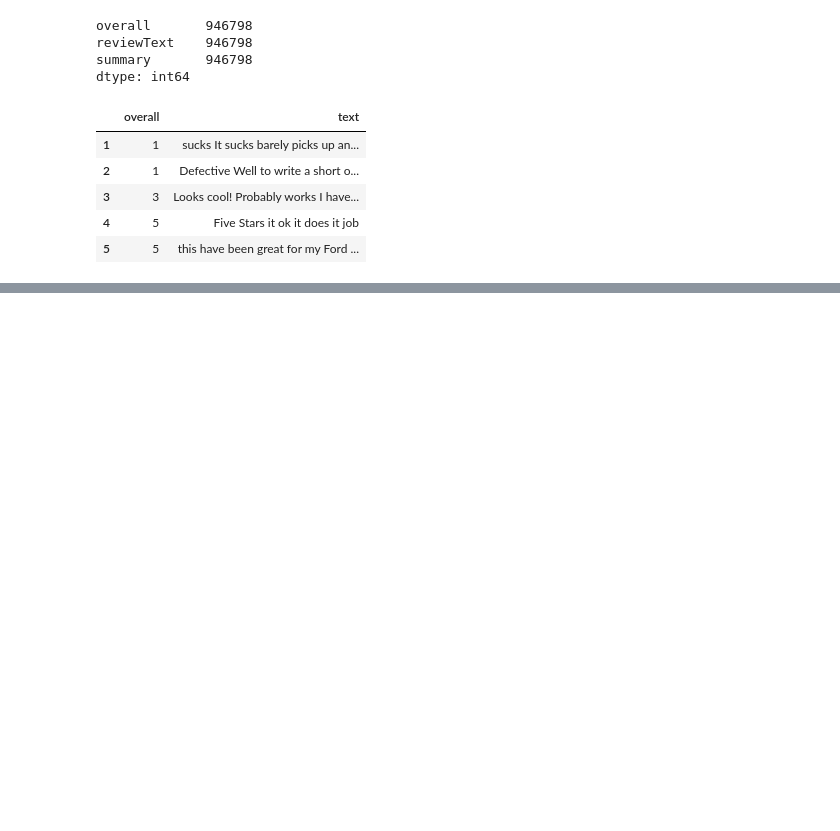
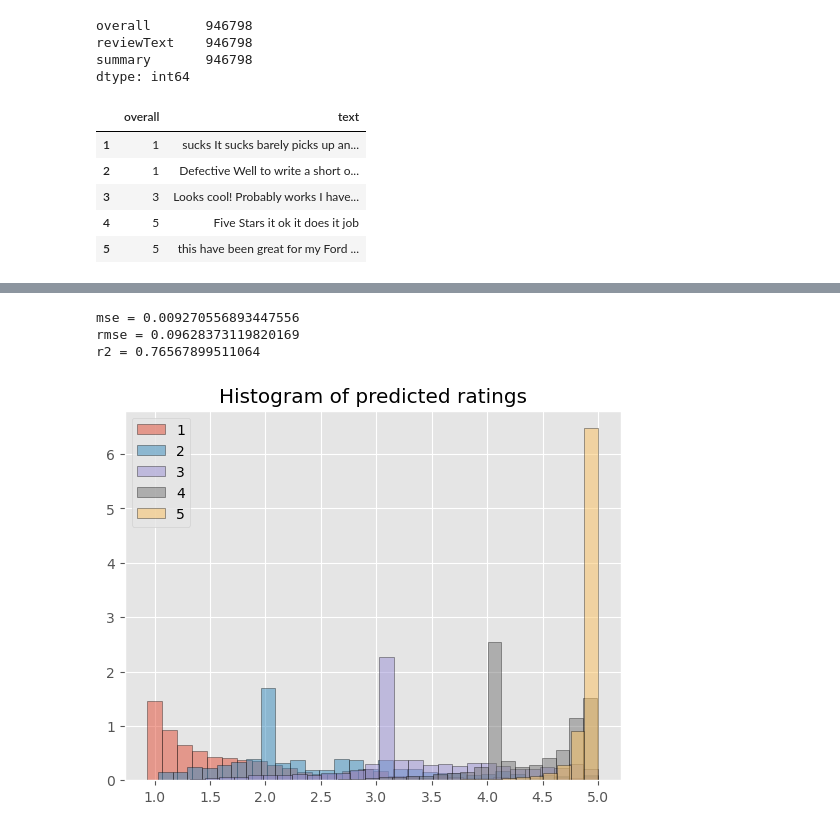
Before and after one commit to Dmytro-Kovalyov/Predicting-Customer-Feedback, a Jupyter notebook: regression_models.ipynb, the cells around one changed output, grey strips where cells are left out. Saved outputs shown, nothing was run; the diff lists cells and outputs as text; code cells hidden in the pictures; blank space fills up the shorter version.

```diff
--- a/regression_models.ipynb
+++ b/regression_models.ipynb
@@ -141,0 +354,25 @@ data_test.head()
+# %%
+evaluate_test(model, X_test, y_test)
+# %% [output]
+mse = 0.009270556893447556
+rmse = 0.09628373119820169
+r2 = 0.76567899511064
+# %%
+# Function to plot histograms
+def plot_histogram(model, X_test, y_test):
+    prediction = model.predict(X_test)
+    prediction = np.reshape(prediction, (prediction.shape[0],))
+    df = pd.DataFrame()
+    df["prediction"] = prediction * 5
+    df["target"] = y_test * 5
+    target_df = df.groupby(by="target")
+    plt.style.use('ggplot')
+    plt.title('Histogram of predicted ratings')
+    for key in target_df.groups.keys():
+        plt.hist(target_df.get_group(key)['prediction'], bins=30, edgecolor='black', alpha=0.5, density=True)
+    plt.legend(list(range(1,6)))
+    plt.show()
+# %%
+plot_histogram(model, X_test, y_test)
+# %% [output]
+[figure, added]
```
Also changed, not shown: parts of 39 cells of this notebook, 10 other files.
